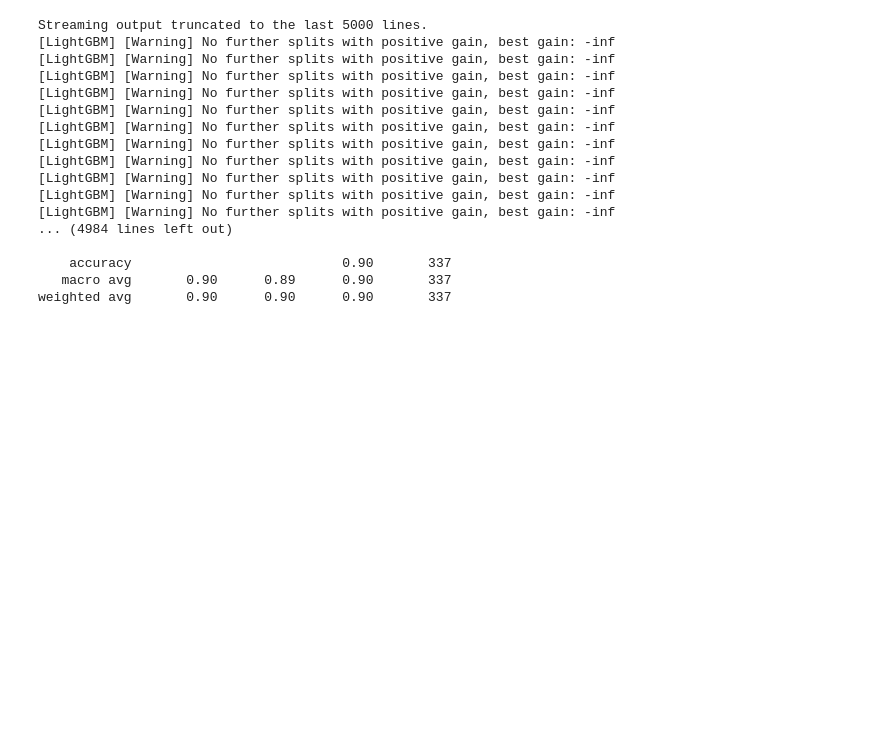
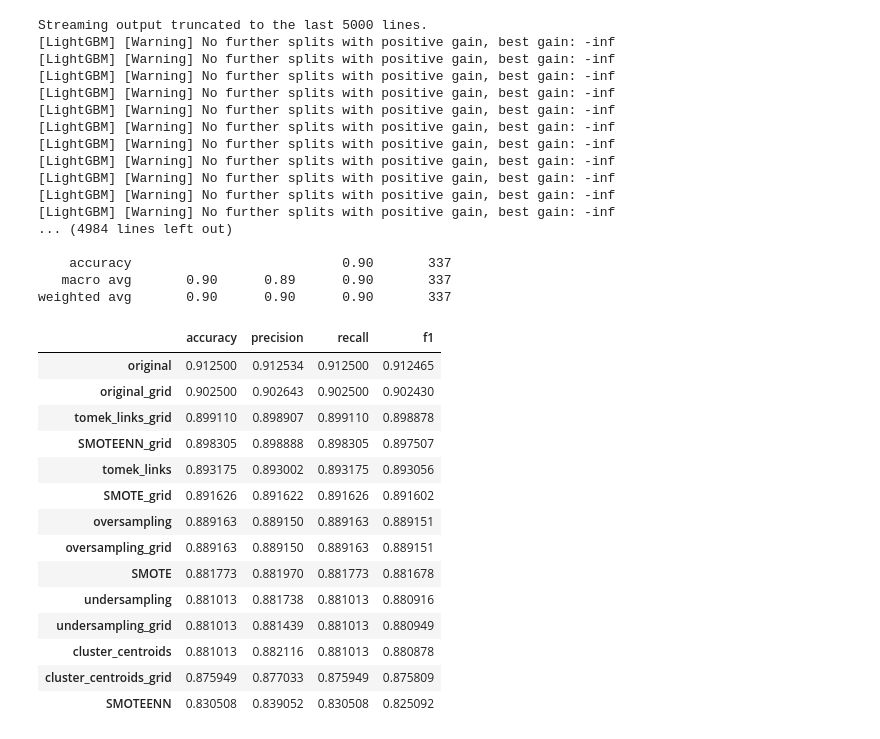
Before and after one commit to shaaleissa/hypertension_prediction, a Jupyter notebook: Notebooks/lightGBM.ipynb, the cells around one changed output. Saved outputs shown, nothing was run; the diff lists cells and outputs as text; code cells hidden in the pictures; blank space fills up the shorter version.

```diff
--- a/Notebooks/lightGBM.ipynb
+++ b/Notebooks/lightGBM.ipynb
@@ -22,7 +22,7 @@ Requirement already satisfied: numpy in /usr/local/lib/python3.10/dist-packages
 Requirement already satisfied: scipy in /usr/local/lib/python3.10/dist-packages (from lightgbm) (1.11.4)
 # %%
 random_state=123
-best_model = {}
+best_models = {}
 # %%
 # Read in the data
 df = pd.read_csv('/content/cleaned_hypertension_data.csv')
@@ -531,6 +538,22 @@ Streaming output truncated to the last 5000 lines.
    macro avg       0.90      0.89      0.90       337
 weighted avg       0.90      0.90      0.90       337
 # %%
-best_model_df = pd.DataFrame.from_dict(best_model, orient='index')
+best_model_df = pd.DataFrame.from_dict(best_models, orient='index')
 best_model_df.sort_values(by='accuracy', ascending=False, inplace=True)
 best_model_df
+# %% [output]
+|  | accuracy | precision | recall | f1 |
+| original | 0.912500 | 0.912534 | 0.912500 | 0.912465 |
+| original_grid | 0.902500 | 0.902643 | 0.902500 | 0.902430 |
+| tomek_links_grid | 0.899110 | 0.898907 | 0.899110 | 0.898878 |
+| SMOTEENN_grid | 0.898305 | 0.898888 | 0.898305 | 0.897507 |
+| tomek_links | 0.893175 | 0.893002 | 0.893175 | 0.893056 |
+| SMOTE_grid | 0.891626 | 0.891622 | 0.891626 | 0.891602 |
+| oversampling | 0.889163 | 0.889150 | 0.889163 | 0.889151 |
+| oversampling_grid | 0.889163 | 0.889150 | 0.889163 | 0.889151 |
+| SMOTE | 0.881773 | 0.881970 | 0.881773 | 0.881678 |
+| undersampling | 0.881013 | 0.881738 | 0.881013 | 0.880916 |
+| undersampling_grid | 0.881013 | 0.881439 | 0.881013 | 0.880949 |
+| cluster_centroids | 0.881013 | 0.882116 | 0.881013 | 0.880878 |
+| cluster_centroids_grid | 0.875949 | 0.877033 | 0.875949 | 0.875809 |
+| SMOTEENN | 0.830508 | 0.839052 | 0.830508 | 0.825092 |
```
Also changed, not shown: parts of 15 cells of this notebook, 1 other file.
